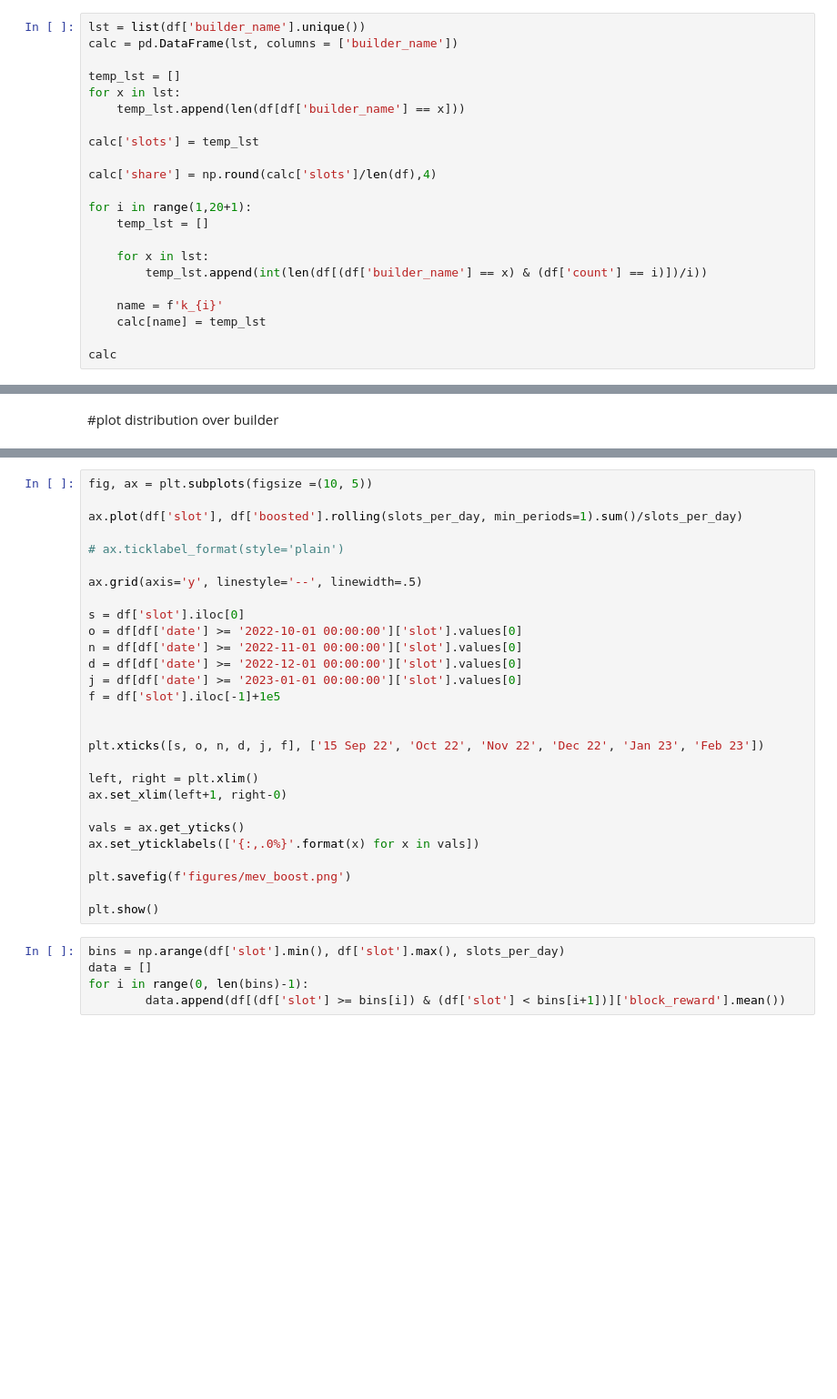
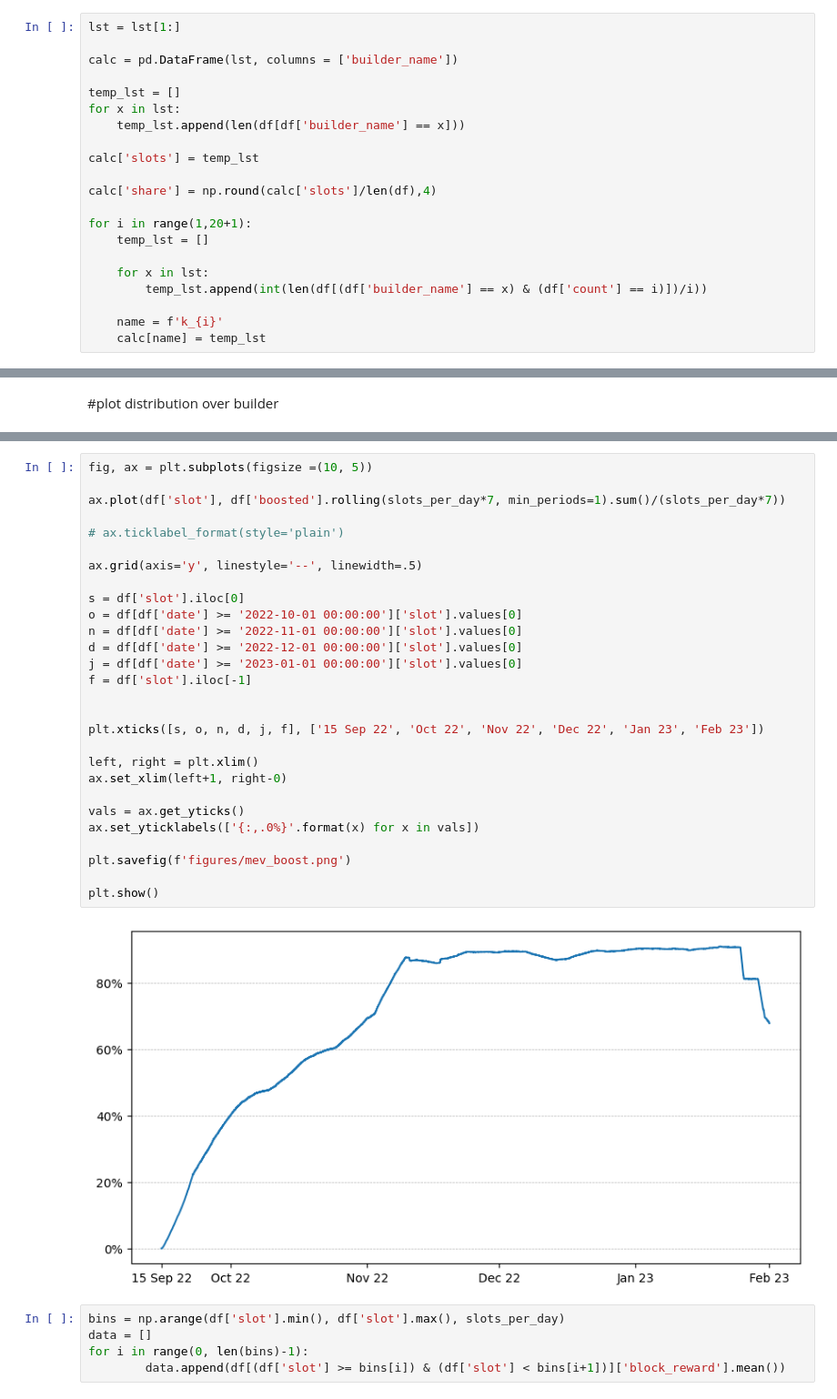
Before and after one commit to vivowa/mmev, a Jupyter notebook: lightblocks_testrun.ipynb, the cells around one changed output, grey strips where cells are left out. Shown at 91% size. Cells and saved outputs as stored; diff of their text form; blank space fills up the shorter version.

```diff
--- a/lightblocks_testrun.ipynb
+++ b/lightblocks_testrun.ipynb
@@ -103,5 +211,6 @@ print(df.groupby(df['builder_name']).size().sort_values(ascending=False))
 # %%
-lst = list(df['builder_name'].unique())
+lst = lst[1:]
+
 calc = pd.DataFrame(lst, columns = ['builder_name'])
 
 temp_lst = []
@@ -120,5 +229,3 @@ for i in range(1,20+1):
 
     name = f'k_{i}'
     calc[name] = temp_lst
-
-calc
@@ -176,31 +331,33 @@ df['boosted'].rolling(slots_per_day, min_periods=1).sum()/slots_per_day
 # %%
 fig, ax = plt.subplots(figsize =(10, 5))
 
-ax.plot(df['slot'], df['boosted'].rolling(slots_per_day, min_periods=1).sum()/slots_per_day)
+ax.plot(df['slot'], df['boosted'].rolling(slots_per_day*7, min_periods=1).sum()/(slots_per_day*7))
 
 # ax.ticklabel_format(style='plain')
 
 ax.grid(axis='y', linestyle='--', linewidth=.5)
 
 s = df['slot'].iloc[0]
 o = df[df['date'] >= '2022-10-01 00:00:00']['slot'].values[0]
 n = df[df['date'] >= '2022-11-01 00:00:00']['slot'].values[0]
 d = df[df['date'] >= '2022-12-01 00:00:00']['slot'].values[0]
 j = df[df['date'] >= '2023-01-01 00:00:00']['slot'].values[0]
-f = df['slot'].iloc[-1]+1e5
+f = df['slot'].iloc[-1]
 
 
 plt.xticks([s, o, n, d, j, f], ['15 Sep 22', 'Oct 22', 'Nov 22', 'Dec 22', 'Jan 23', 'Feb 23'])
 
 left, right = plt.xlim()
 ax.set_xlim(left+1, right-0)
 
 vals = ax.get_yticks()
 ax.set_yticklabels(['{:,.0%}'.format(x) for x in vals])
 
 plt.savefig(f'figures/mev_boost.png')
 
 plt.show()
+# %% [output]
+[figure, added]
 # %%
 bins = np.arange(df['slot'].min(), df['slot'].max(), slots_per_day)
 data = []
```
Also changed, not shown: parts of 57 cells of this notebook, 4 other files.
